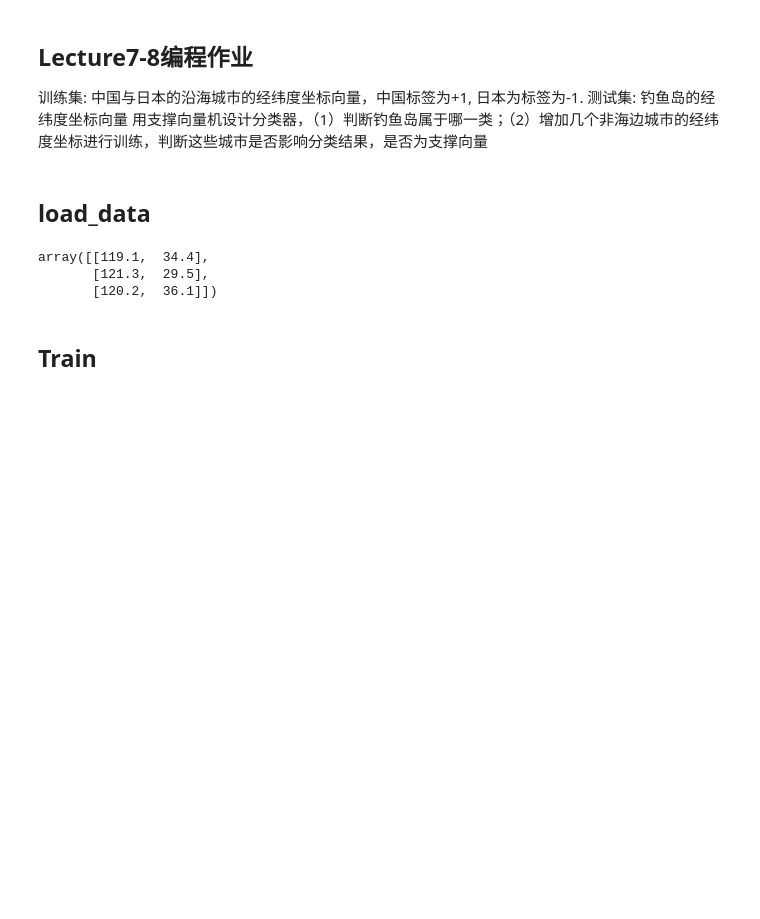
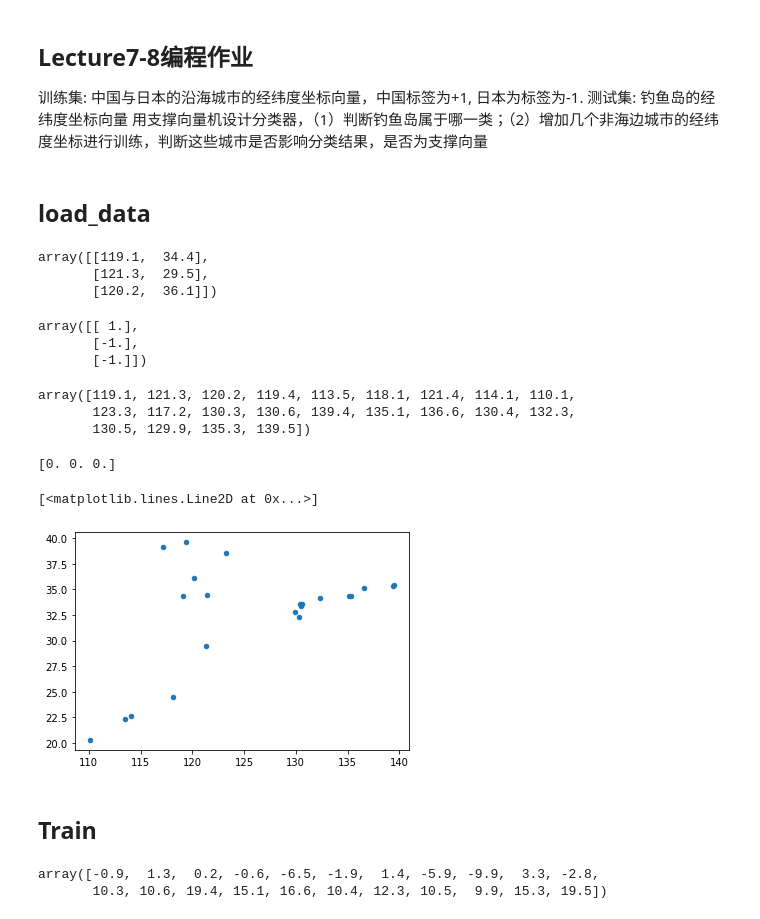
Before and after one commit to easilylazy/pattern-recognition, a Jupyter notebook: SVM/island.ipynb, the cells around one changed output. Cells and saved outputs as stored; diff of their text form; code cells hidden in the pictures; blank space fills up the shorter version.

Commit message:
add plot

```diff
--- a/SVM/island.ipynb
+++ b/SVM/island.ipynb
@@ -54,0 +60,6 @@ array([[119.1,  34.4],
+# %%
+Y_sh[:3]
+# %% [output]
+array([[ 1.],
+       [-1.],
+       [-1.]])
@@ -55,3 +68,29 @@ array([[119.1,  34.4],
+# %%
+D[:,0]
+# %% [output]
+array([119.1, 121.3, 120.2, 119.4, 113.5, 118.1, 121.4, 114.1, 110.1,
+       123.3, 117.2, 130.3, 130.6, 139.4, 135.1, 136.6, 130.4, 132.3,
+       130.5, 129.9, 135.3, 139.5])
+# %%
+class Point():
+    def __init__(self,x,y):
+        self.x=x
+        self.y=y
+W1=W.reshape(3)
+print(W1)
+k=-W1[1]/W1[2]
+b=-W1[0]/W1[2]
+scale=100
+P1=Point(scale,k*scale+b)
+P2=Point(-scale,-k*scale+b)
+plt.scatter(D[:,0],D[:,1],marker = 'o', s=20, cmap = plt.cm.Spectral)
+plt.plot([P1.x,P2.x],[P1.y,P2.y],'-')
+# for data in D:
+#     plt.scatter(data[0],data[1])
+# %% [output]
+[0. 0. 0.]
+[<matplotlib.lines.Line2D at 0x...>]
+[figure, added]
 # %% [markdown]
 ## Train
 # %%
@@ -85 +123,6 @@ learning_rate=0.0001
+# %%
+D[:,0]-120
+# %% [output]
+array([-0.9,  1.3,  0.2, -0.6, -6.5, -1.9,  1.4, -5.9, -9.9,  3.3, -2.8,
+       10.3, 10.6, 19.4, 15.1, 16.6, 10.4, 12.3, 10.5,  9.9, 15.3, 19.5])
 # %%
```
Also changed, not shown: parts of 7 cells of this notebook.
